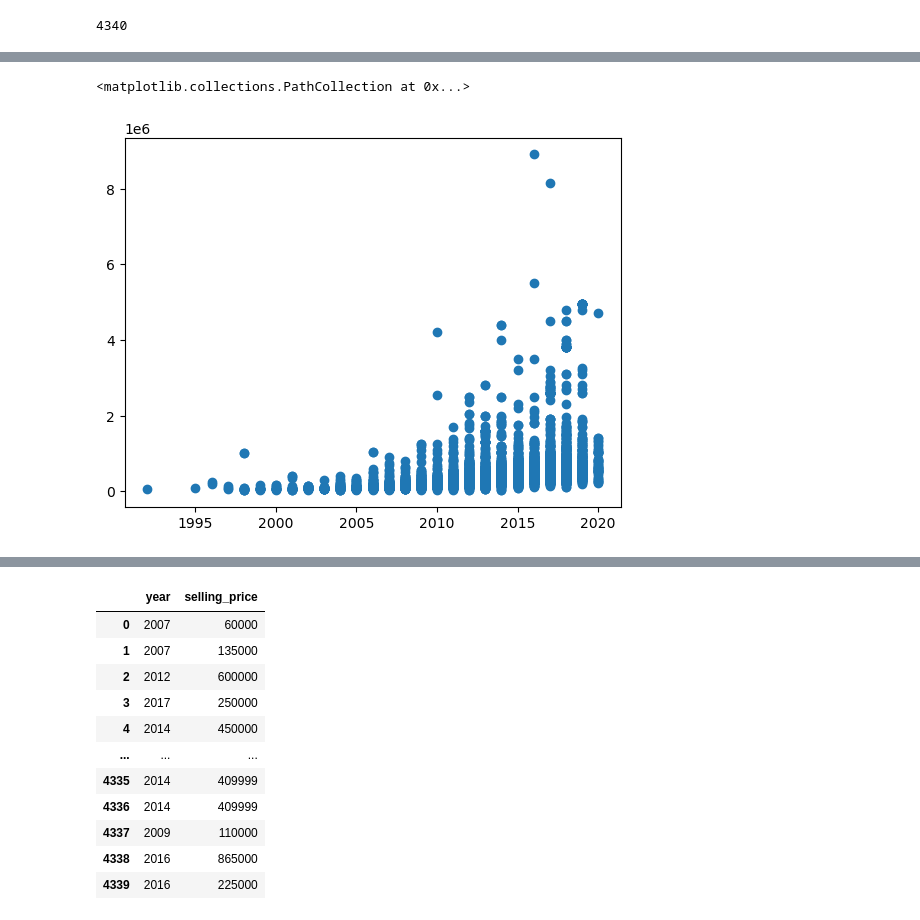
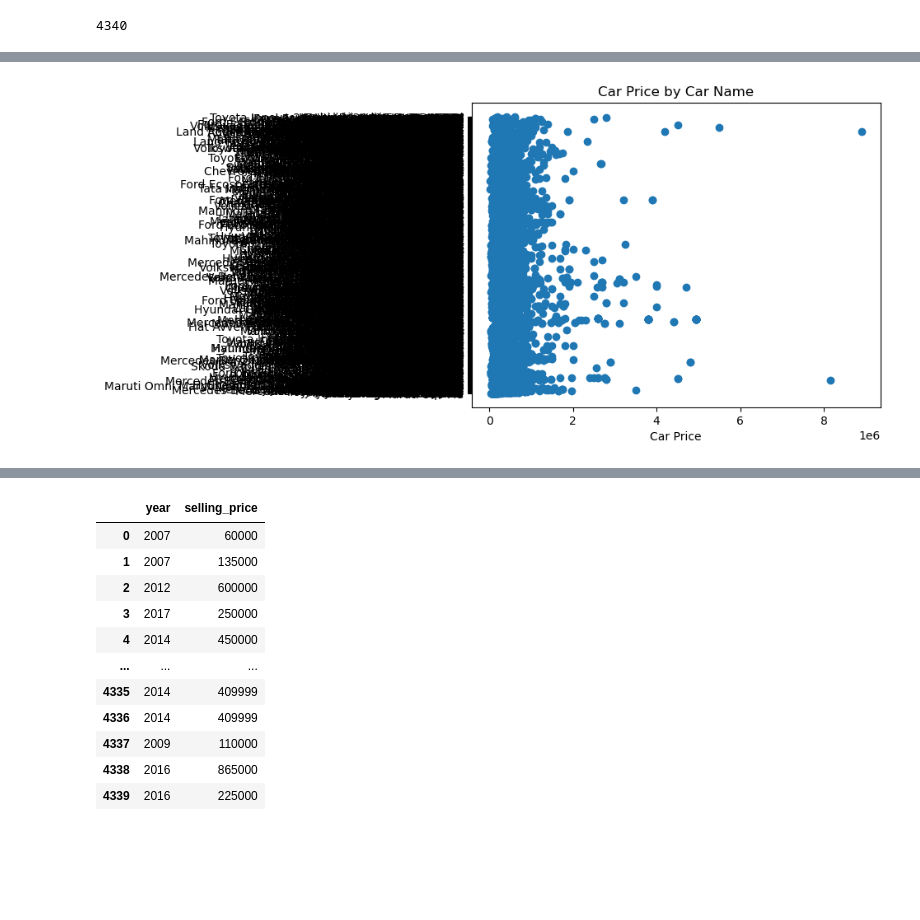
Before and after one commit to Scottymichaelmillerguy/cars-details-repo, a Jupyter notebook: car-details.ipynb, the cells around one changed output, grey strips where cells are left out. Saved outputs shown, nothing was run; the diff lists cells and outputs as text; code cells hidden in the pictures; blank space fills up the shorter version.

```diff
--- a/car-details.ipynb
+++ b/car-details.ipynb
@@ -90,6 +82,7 @@ plt.scatter(fuel_var, price_var)
-# %%
-
-plt.scatter(year_var, price_var)
-# %% [output]
-<matplotlib.collections.PathCollection at 0x...>
-[figure, removed]
+# %%
+plt.scatter(price_var, name_var)
+plt.title("Car Price by Car Name")
+plt.xlabel("Car Price")
+plt.show()
+# %% [output]
+[figure, added]
```
Also changed, not shown: parts of 23 cells of this notebook.
